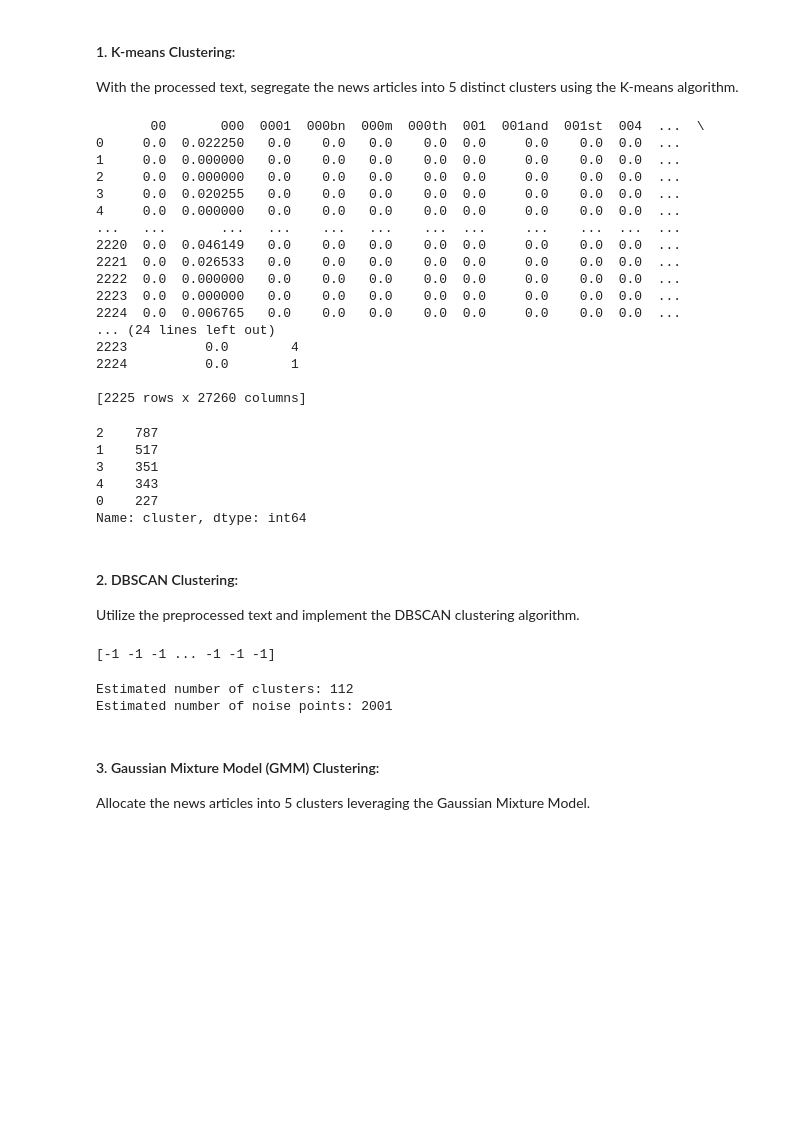
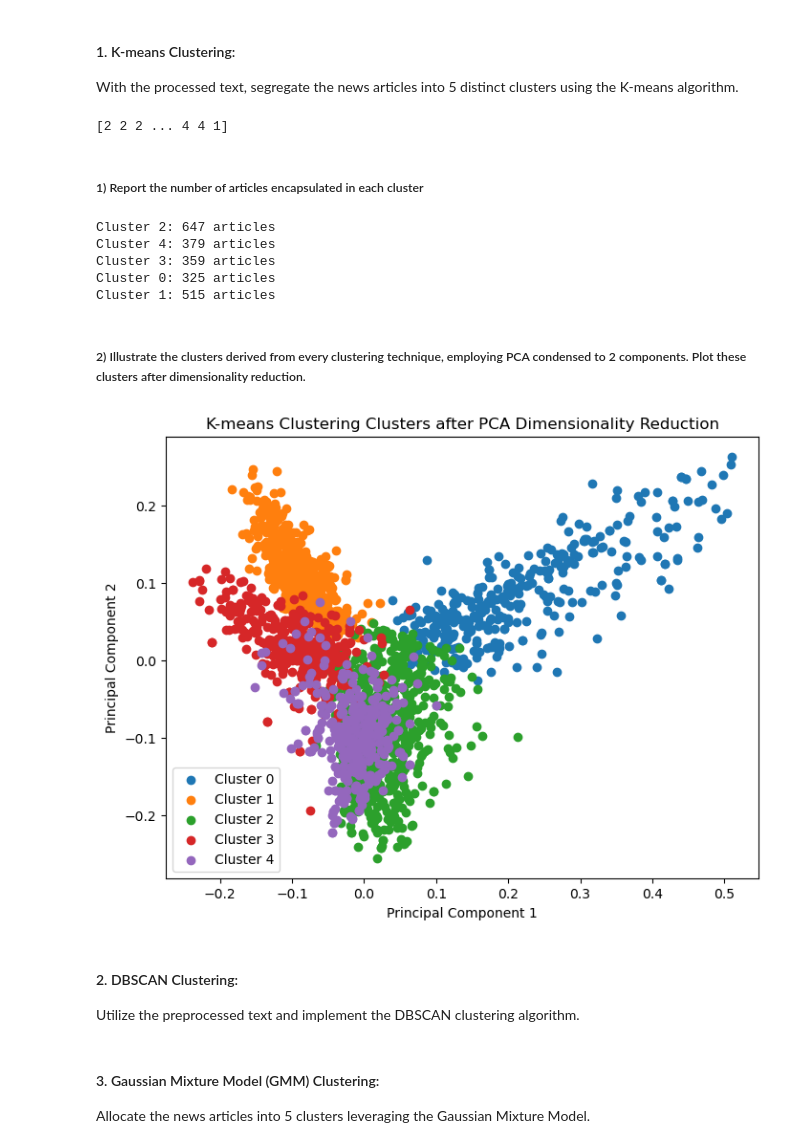
Before and after one commit to Torin99/CP421, a Jupyter notebook: bort4620_a02.ipynb, the cells around one changed output. Cells and saved outputs as stored; diff of their text form; code cells hidden in the pictures; blank space fills up the shorter version.

```diff
--- a/bort4620_a02.ipynb
+++ b/bort4620_a02.ipynb
@@ -107,7 +110,7 @@ Vectorizerization can be used to transform the text data into a matrix of TF-IDF
 # %%
 documents = [' '.join(doc) for doc in tokens]
 
-tfidf_vectorizer = TfidfVectorizer()
+tfidf_vectorizer = TfidfVectorizer(max_features=5000)
 # Fit and transform the 'Words' column
 tfidf_matrix = tfidf_vectorizer.fit_transform(documents)
 
@@ -142,43 +145,44 @@ print(text.head())
 #### 1. K-means Clustering:
 With the processed text, segregate the news articles into 5 distinct clusters using the K-means algorithm.
 # %%
-kmeans = KMeans(init="random", n_clusters=5, n_init=10, random_state=1)
-
-#fit k-means algorithm to data
-kmeans.fit(text)
-kmeans.labels_
-
-text['cluster'] = kmeans.labels_
-print(text)
+kmeans = KMeans(init="random", n_clusters=5, n_init=10, random_state=1).fit(text)
+print(kmeans.labels_)
 # %% [output]
-       00       000  0001  000bn  000m  000th  001  001and  001st  004  ...  \
-0     0.0  0.022250   0.0    0.0   0.0    0.0  0.0     0.0    0.0  0.0  ...
-1     0.0  0.000000   0.0    0.0   0.0    0.0  0.0     0.0    0.0  0.0  ...
-2     0.0  0.000000   0.0    0.0   0.0    0.0  0.0     0.0    0.0  0.0  ...
-3     0.0  0.020255   0.0    0.0   0.0    0.0  0.0     0.0    0.0  0.0  ...
-4     0.0  0.000000   0.0    0.0   0.0    0.0  0.0     0.0    0.0  0.0  ...
-...   ...       ...   ...    ...   ...    ...  ...     ...    ...  ...  ...
-2220  0.0  0.046149   0.0    0.0   0.0    0.0  0.0     0.0    0.0  0.0  ...
-2221  0.0  0.026533   0.0    0.0   0.0    0.0  0.0     0.0    0.0  0.0  ...
-2222  0.0  0.000000   0.0    0.0   0.0    0.0  0.0     0.0    0.0  0.0  ...
-2223  0.0  0.000000   0.0    0.0   0.0    0.0  0.0     0.0    0.0  0.0  ...
-2224  0.0  0.006765   0.0    0.0   0.0    0.0  0.0     0.0    0.0  0.0  ...
-... (24 lines left out)
-2223          0.0        4
-2224          0.0        1
-
-[2225 rows x 27260 columns]
+[2 2 2 ... 4 4 1]
+# %% [markdown]
+##### 1) Report the number of articles encapsulated in each cluster
 # %%
-unique_values_counts = text['cluster'].value_counts()
-# Print the result
-print(unique_values_counts)
+cluster_labels = kmeans.labels_
+cluster_counts = Counter(cluster_labels)
+
+# Print the number of articles in each cluster
+for cluster_label, count in cluster_counts.items():
+    print(f'Cluster {cluster_label}: {count} articles')
 # %% [output]
-2    787
-1    517
-3    351
-4    343
-0    227
-Name: cluster, dtype: int64
+Cluster 2: 647 articles
+Cluster 4: 379 articles
+Cluster 3: 359 articles
+Cluster 0: 325 articles
+Cluster 1: 515 articles
+# %% [markdown]
+##### 2) Illustrate the clusters derived from every clustering technique, employing PCA condensed to 2 components. Plot these clusters after dimensionality reduction.
+# %%
+pca = PCA(n_components=2)
+text_pca = pca.fit_transform(text)
+
+plt.figure(figsize=(8, 6))
+for cluster in range(5):
+    plt.scatter(text_pca[kmeans.labels_ == cluster, 0],
+                text_pca[kmeans.labels_ == cluster, 1], label=f'Cluster {cluster}')
+
+plt.xlabel('Principal Component 1')
+plt.ylabel('Principal Component 2')
+plt.title('K-means Clustering Clusters after PCA Dimensionality Reduction')
+
+plt.legend()
+plt.show()
+# %% [output]
+[figure, added]
 # %% [markdown]
 #### 2. DBSCAN Clustering:
 Utilize the preprocessed text and implement the DBSCAN clustering algorithm.
@@ -186,17 +190,12 @@ Utilize the preprocessed text and implement the DBSCAN clustering algorithm.
 dbs = DBSCAN(eps=0.03, min_samples=2).fit(text)
 labels = dbs.labels_
 print(labels)
-# %% [output]
-[-1 -1 -1 ... -1 -1 -1]
 # %%
 n_clusters_ = len(set(labels)) - (1 if -1 in labels else 0)
 n_noise_ = list(labels).count(-1)
 
 print("Estimated number of clusters: %d" % n_clusters_)
 print("Estimated number of noise points: %d" % n_noise_)
-# %% [output]
-Estimated number of clusters: 112
-Estimated number of noise points: 2001
 # %% [markdown]
 #### 3. Gaussian Mixture Model (GMM) Clustering:
 Allocate the news articles into 5 clusters leveraging the Gaussian Mixture Model.
```
Also changed, not shown: parts of 12 cells of this notebook.
